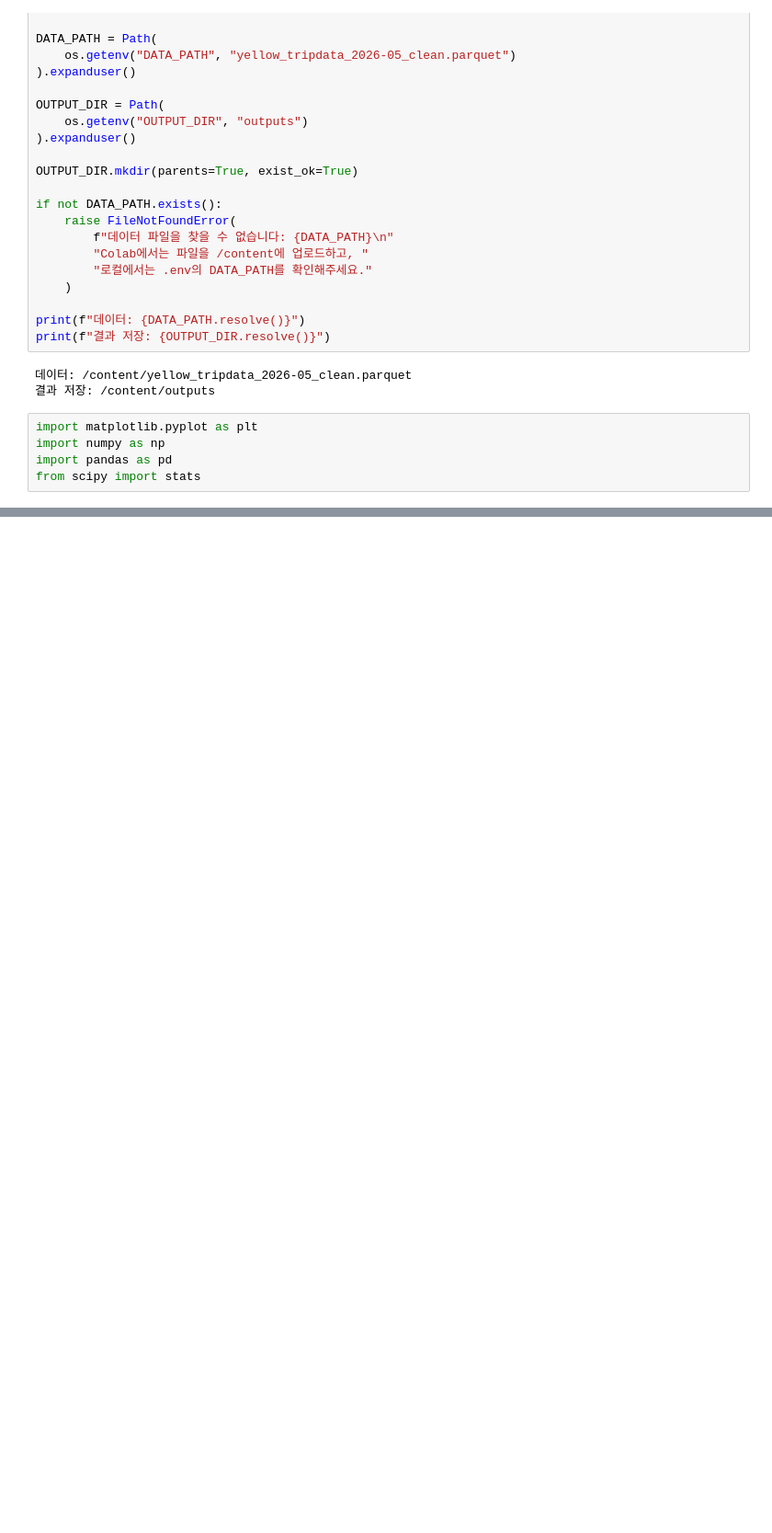
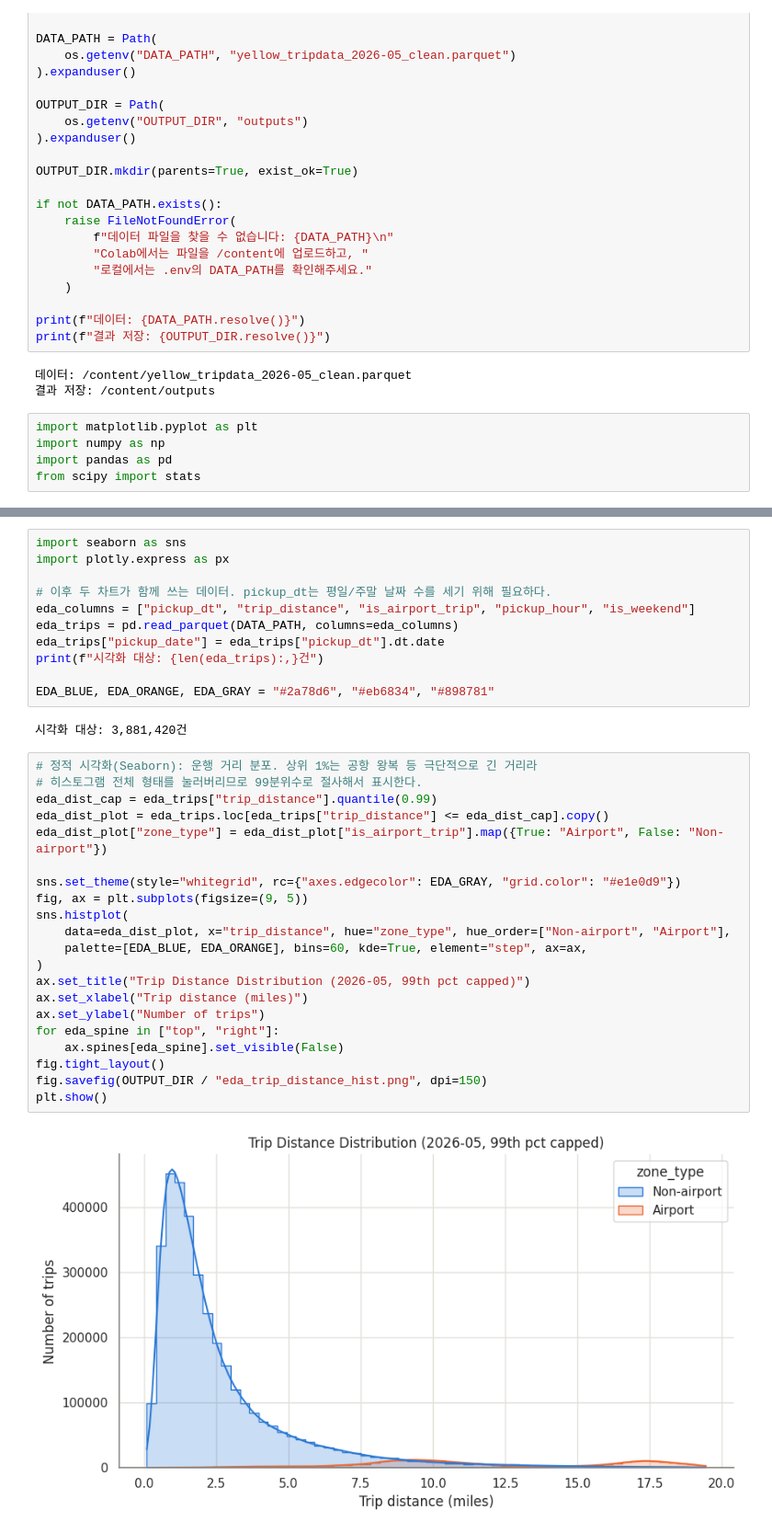
Before and after one commit to SKALA-python/taxi, a Jupyter notebook: main.ipynb, the cells around one changed output, grey strips where cells are left out. Shown at 92% size. Drawn from its saved outputs; the diff is of its cells as text; blank space fills up the shorter version.

Commit message:
feat: uupdate H1 and visualizations

```diff
--- a/main.ipynb
+++ b/main.ipynb
@@ -35,0 +43,36 @@ from scipy import stats
+# %%
+import seaborn as sns
+import plotly.express as px
+
+# 이후 두 차트가 함께 쓰는 데이터. pickup_dt는 평일/주말 날짜 수를 세기 위해 필요하다.
+eda_columns = ["pickup_dt", "trip_distance", "is_airport_trip", "pickup_hour", "is_weekend"]
+eda_trips = pd.read_parquet(DATA_PATH, columns=eda_columns)
+eda_trips["pickup_date"] = eda_trips["pickup_dt"].dt.date
+print(f"시각화 대상: {len(eda_trips):,}건")
+
+EDA_BLUE, EDA_ORANGE, EDA_GRAY = "#2a78d6", "#eb6834", "#898781"
+# %% [output]
+시각화 대상: 3,881,420건
+# %%
+# 정적 시각화(Seaborn): 운행 거리 분포. 상위 1%는 공항 왕복 등 극단적으로 긴 거리라
+# 히스토그램 전체 형태를 눌러버리므로 99분위수로 절사해서 표시한다.
+eda_dist_cap = eda_trips["trip_distance"].quantile(0.99)
+eda_dist_plot = eda_trips.loc[eda_trips["trip_distance"] <= eda_dist_cap].copy()
+eda_dist_plot["zone_type"] = eda_dist_plot["is_airport_trip"].map({True: "Airport", False: "Non-airport"})
+
+sns.set_theme(style="whitegrid", rc={"axes.edgecolor": EDA_GRAY, "grid.color": "#e1e0d9"})
+fig, ax = plt.subplots(figsize=(9, 5))
+sns.histplot(
+    data=eda_dist_plot, x="trip_distance", hue="zone_type", hue_order=["Non-airport", "Airport"],
+    palette=[EDA_BLUE, EDA_ORANGE], bins=60, kde=True, element="step", ax=ax,
+)
+ax.set_title("Trip Distance Distribution (2026-05, 99th pct capped)")
+ax.set_xlabel("Trip distance (miles)")
+ax.set_ylabel("Number of trips")
+for eda_spine in ["top", "right"]:
+    ax.spines[eda_spine].set_visible(False)
+fig.tight_layout()
+fig.savefig(OUTPUT_DIR / "eda_trip_distance_hist.png", dpi=150)
+plt.show()
+# %% [output]
+[figure, added]
```
Also changed, not shown: parts of 8 cells of this notebook.
